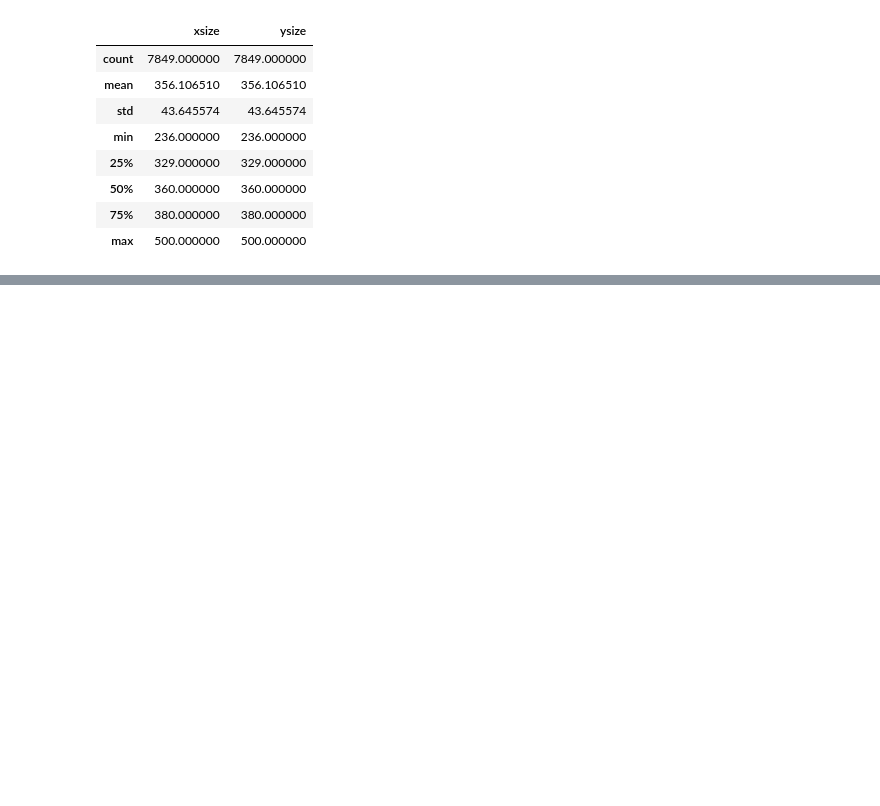
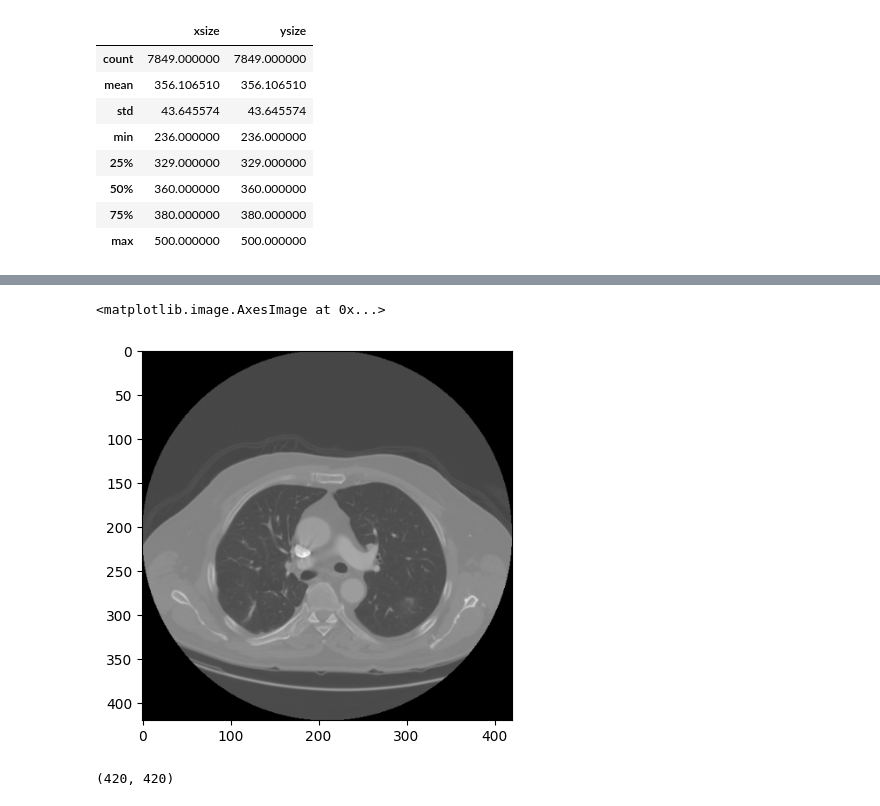
Before and after one commit to lijin1201/shinra, a Jupyter notebook: prep-kjs/sizeAndBidx.ipynb, the cells around one changed output, grey strips where cells are left out. Saved outputs shown, nothing was run; the diff lists cells and outputs as text; code cells hidden in the pictures; blank space fills up the shorter version.

```diff
--- a/prep-kjs/sizeAndBidx.ipynb
+++ b/prep-kjs/sizeAndBidx.ipynb
@@ -64,0 +75,12 @@ bbdf
+# %%
+aa = np.load('/data1/lidc-idri/slices/LIDC-IDRI-0003/slice_066_4.npy')
+# %%
+import matplotlib.pyplot as plt
+plt.imshow(aa,cmap="grey")
+# %% [output]
+<matplotlib.image.AxesImage at 0x...>
+[figure, added]
+# %%
+aa.shape
+# %% [output]
+(420, 420)
```
Also changed, not shown: parts of 19 cells of this notebook, 28 other files.
